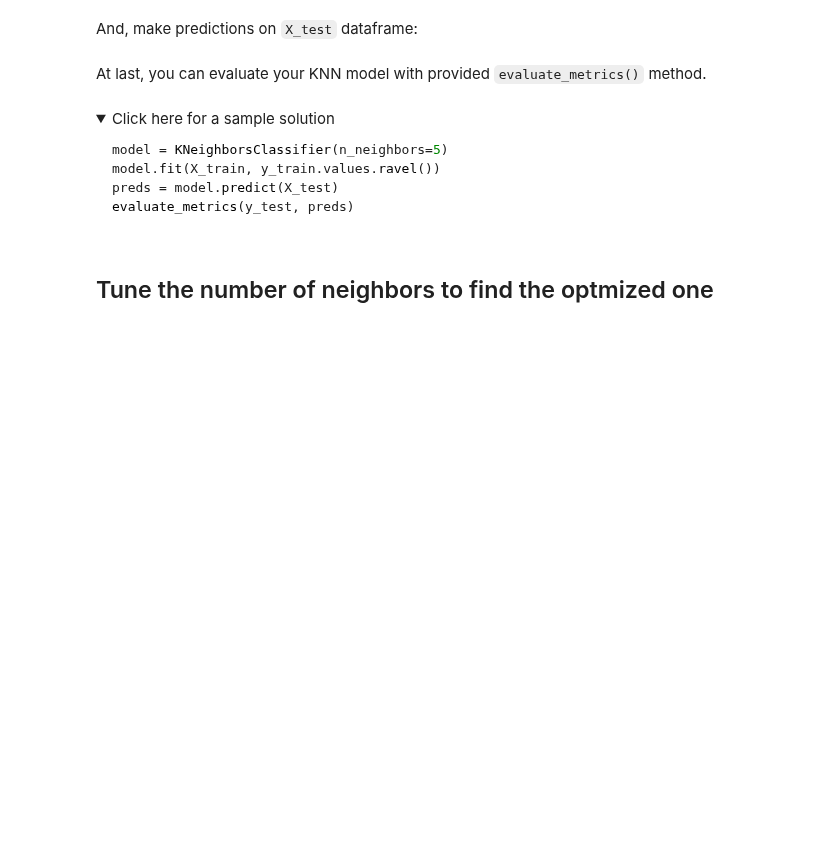
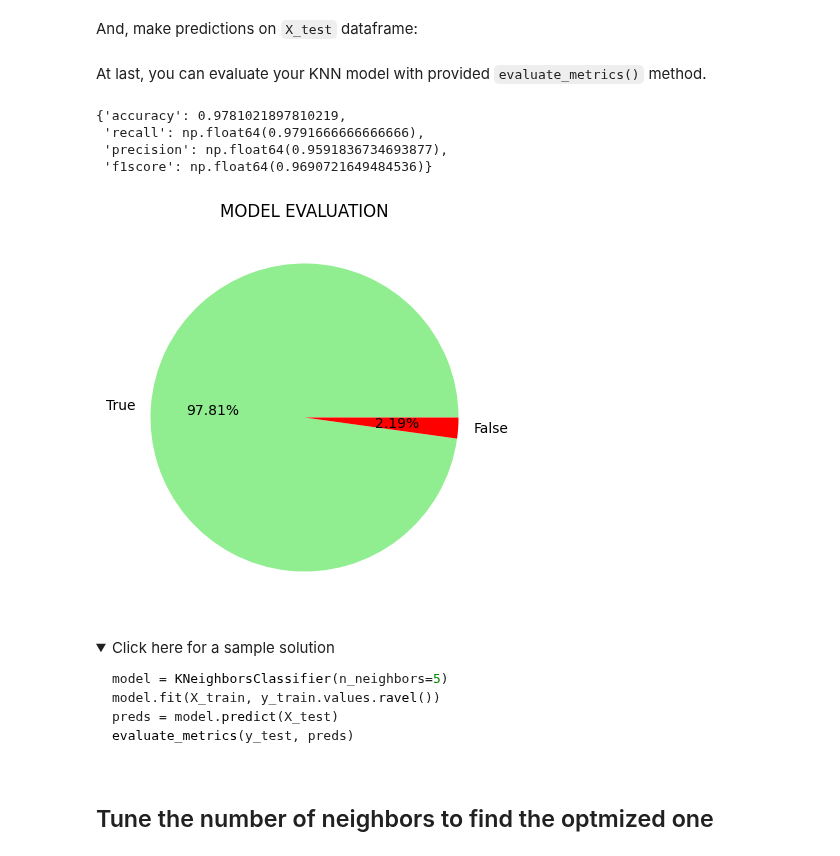
Before and after one commit to htetaunglynn94/coursera, a Jupyter notebook: ibm_ml_series/supervised_ml_classification/module_2/plab_knn.ipynb, the cells around one changed output. Saved outputs shown, nothing was run; the diff lists cells and outputs as text; code cells hidden in the pictures; folded sections open; blank space fills up the shorter version.

```diff
--- a/ibm_ml_series/supervised_ml_classification/module_2/plab_knn.ipynb
+++ b/ibm_ml_series/supervised_ml_classification/module_2/plab_knn.ipynb
@@ -129,2 +217,4 @@ First, define a KNN classifier with KNeighborsClassifier class:
+# %%
+knn_5 = KNeighborsClassifier(n_neighbors=5)
 # %% [markdown]
 Then train the model with `X_train` and `y_train`:
@@ -132,0 +221,2 @@ Then train the model with `X_train` and `y_train`:
+# %%
+knn_5.fit(X_train, y_train)
@@ -133,7 +225,20 @@ Then train the model with `X_train` and `y_train`:
 # %% [markdown]
 And, make predictions on `X_test` dataframe:
+# %%
+y_pred = knn_5.predict(X_test)
 # %% [markdown]
 At last, you can evaluate your KNN model with provided `evaluate_metrics()` method.
+# %%
+evaluate_metrics(y_test, y_pred)
+# %% [output]
+{'accuracy': 0.9781021897810219,
+ 'recall': np.float64(0.9791666666666666),
+ 'precision': np.float64(0.9591836734693877),
+ 'f1score': np.float64(0.9690721649484536)}
+# %%
+evaluation_check(y_test, y_pred)
+# %% [output]
+[figure, added]
 # %% [markdown]
 <details><summary>Click here for a sample solution</summary>
 
```
Also changed, not shown: parts of 24 cells of this notebook.
